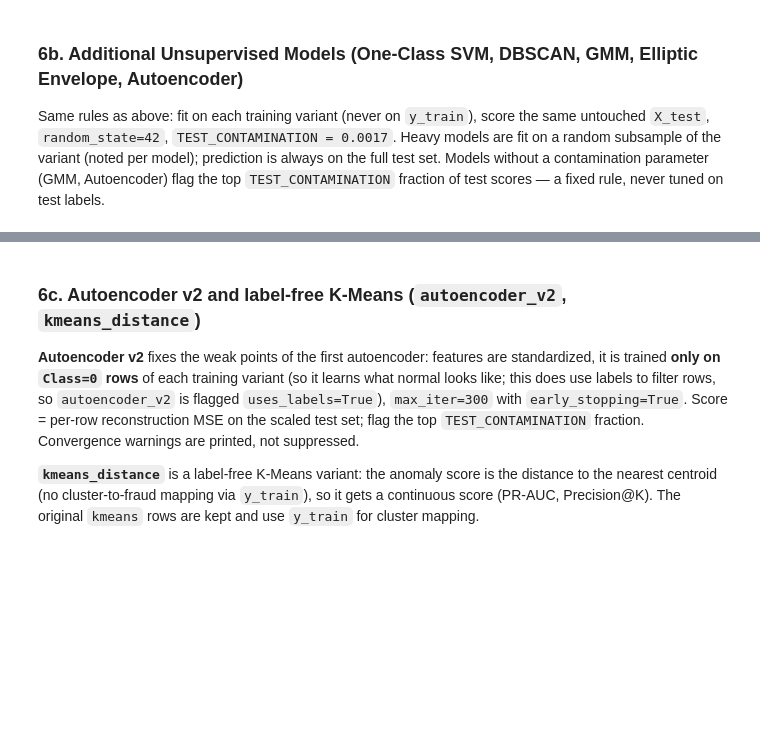
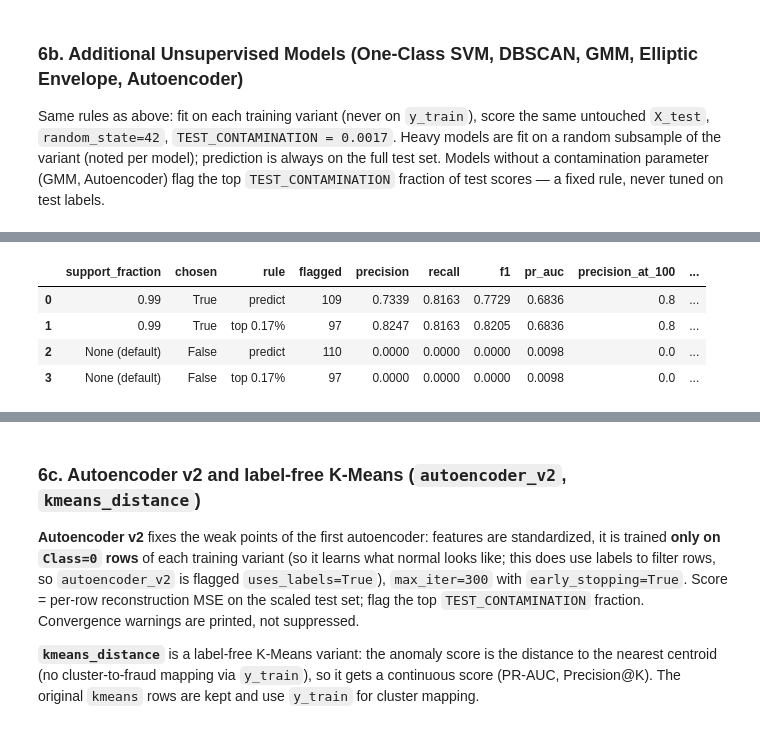
Before and after one commit to bnedter3-13/credit-card-fraud-detection, a Jupyter notebook: notebooks/fraud_detection.ipynb, the cells around one changed output, grey strips where cells are left out. Saved outputs shown, nothing was run; the diff lists cells and outputs as text; code cells hidden in the pictures; blank space fills up the shorter version.

Commit message:
Add Elliptic Envelope follow-up and scaler fix

```diff
--- a/notebooks/fraud_detection.ipynb
+++ b/notebooks/fraud_detection.ipynb
@@ -168,14 +168,10 @@ df.drop(columns=["Time_hours"], inplace=True)
 # %%
 from sklearn.preprocessing import StandardScaler
 
-# Scale Amount and Time — V1-V28 are already PCA-scaled and left as-is
+# Amount and Time are standardized AFTER the train/test split (in the split cell below) with scalers fit on X_train only,
+# so no test-set statistics leak into the scaling. V1-V28 are already PCA-scaled and left as-is.
 amount_scaler = StandardScaler()
 time_scaler = StandardScaler()
 
-df["Amount_scaled"] = amount_scaler.fit_transform(df[["Amount"]])
-df["Time_scaled"] = time_scaler.fit_transform(df[["Time"]])
-
-df.drop(columns=["Amount", "Time"], inplace=True)
-
 df.head()
 # %% [output]
@@ -199,6 +195,14 @@ X_train, X_test, y_train, y_test = train_test_split(
     X, y, test_size=0.2, stratify=y, random_state=42
 )
 
+# Standardize Amount and Time with scalers fit on X_train ONLY, then apply them to X_test.
+# Columns end up as V1..V28, Amount_scaled, Time_scaled (same order as before).
+for raw, scaled, scaler in [("Amount", "Amount_scaled", amount_scaler), ("Time", "Time_scaled", time_scaler)]:
+    X_train = X_train.assign(**{scaled: scaler.fit_transform(X_train[[raw]]).ravel()})
+    X_test = X_test.assign(**{scaled: scaler.transform(X_test[[raw]]).ravel()})
+X_train = X_train.drop(columns=["Amount", "Time"])
+X_test = X_test.drop(columns=["Amount", "Time"])
+
 print(f"X_train shape: {X_train.shape}")
 print(f"X_test shape:  {X_test.shape}")
 print(f"y_train shape: {y_train.shape}")
@@ -602,0 +667,31 @@ Autoencoder [smote]: 97 anomalies flagged out of 56,962 test rows (27.5s)
+# %%
+# TEST-set report for the chosen support_fraction and for the default (None), under two decision rules
+def p_at_k(y_true, score, k=100):
+    top = np.argsort(-score, kind="stable")[:k]
+    return y_true[top].sum() / k
+
+y_test_arr = y_test.to_numpy()
+ee_test = {}   # (support_fraction, rule) -> (pred, score); reused for the CSV rows and Section 8f
+test_rows = []
+for sf in dict.fromkeys([EE_BEST_SF, None]):  # chosen first, then default (no duplicate if equal)
+    env = ee_fits[sf]
+    score = -env.decision_function(X_test)
+    for rule, pred in [("predict", (env.predict(X_test) == -1).astype(int)),
+                       ("top 0.17%", flag_top_fraction(score))]:
+        ee_test[(sf, rule)] = (pred, score)
+        p, r, f1, _ = precision_recall_fscore_support(y_test_arr, pred, average="binary", zero_division=0)
+        tn, fp, fn, tp = confusion_matrix(y_test_arr, pred, labels=[0, 1]).ravel()
+        test_rows.append({
+            "support_fraction": "None (default)" if sf is None else sf,
+            "chosen": sf == EE_BEST_SF, "rule": rule, "flagged": int(pred.sum()),
+            "precision": round(p, 4), "recall": round(r, 4), "f1": round(f1, 4),
+            "pr_auc": round(average_precision_score(y_test_arr, score), 4),
+            "precision_at_100": round(p_at_k(y_test_arr, score), 2), "TP": int(tp), "FP": int(fp),
+        })
+pd.DataFrame(test_rows)
+# %% [output]
+|  | support_fraction | chosen | rule | flagged | precision | recall | f1 | pr_auc | precision_at_100 | ... |
+| 0 | 0.99 | True | predict | 109 | 0.7339 | 0.8163 | 0.7729 | 0.6836 | 0.8 | ... |
+| 1 | 0.99 | True | top 0.17% | 97 | 0.8247 | 0.8163 | 0.8205 | 0.6836 | 0.8 | ... |
+| 2 | None (default) | False | predict | 110 | 0.0000 | 0.0000 | 0.0000 | 0.0098 | 0.0 | ... |
+| 3 | None (default) | False | top 0.17% | 97 | 0.0000 | 0.0000 | 0.0000 | 0.0098 | 0.0 | ... |
```
Also changed, not shown: parts of 40 cells of this notebook, 4 other files.
